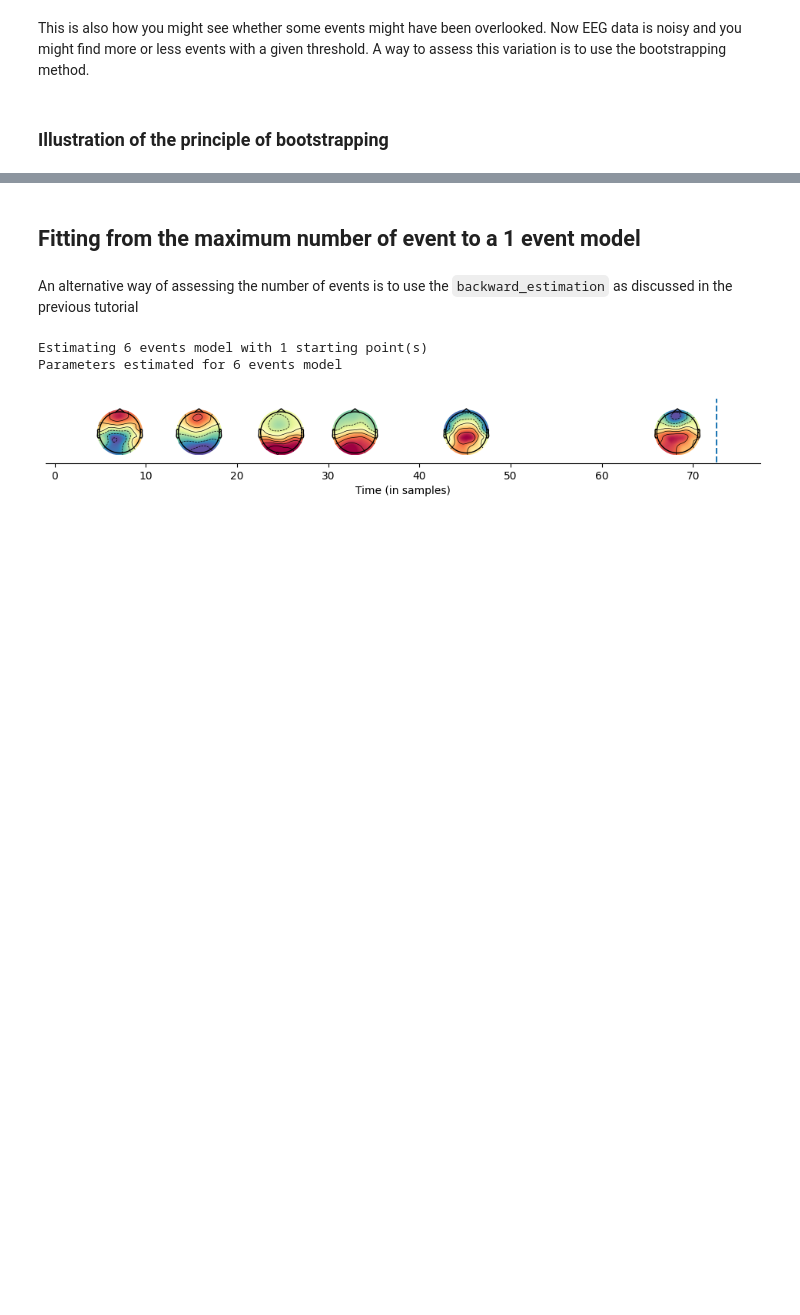
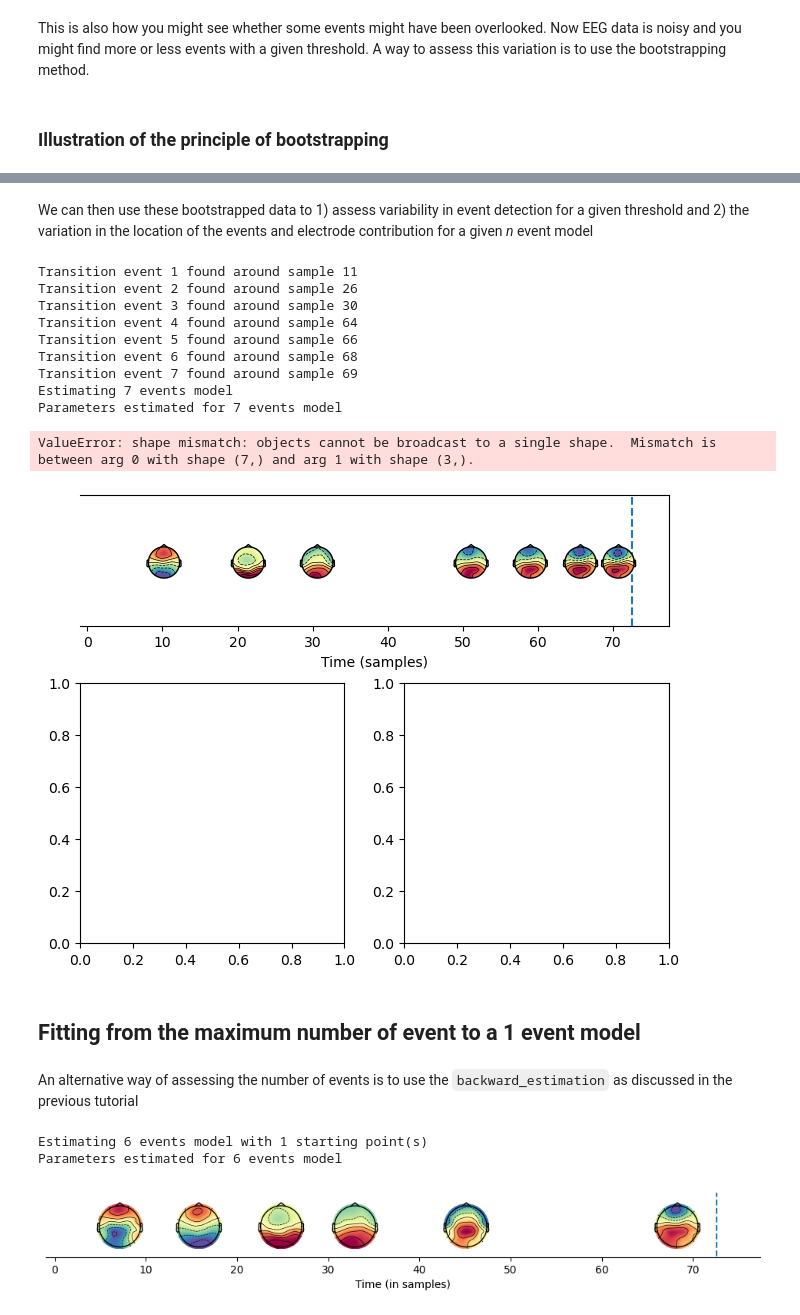
Before and after one commit to GWeindel/hmp, a Jupyter notebook: tutorials/3-Testing_the_number_of_bumps.ipynb, the cells around one changed output, grey strips where cells are left out. Cells and saved outputs as stored; diff of their text form; code cells hidden in the pictures; blank space fills up the shorter version.

```diff
--- a/tutorials/3-Testing_the_number_of_bumps.ipynb
+++ b/tutorials/3-Testing_the_number_of_bumps.ipynb
@@ -189,3 +184,21 @@ We can then use these bootstrapped data to 1) assess variability in event detect
+# %% [markdown]
+We can then use these bootstrapped data to 1) assess variability in event detection for a given threshold and 2) the variation in the location of the events and electrode contribution for a given _n_ event model
+# %%
+max_fit = init.fit(threshold=0)
+hmp.visu.plot_bootstrap_results(bootstrapped, info, init, model_to_compare=max_fit,
+                               epoch_data = eeg_data)
+# %% [output]
+Transition event 1 found around sample 11
+Transition event 2 found around sample 26
+Transition event 3 found around sample 30
+Transition event 4 found around sample 64
+Transition event 5 found around sample 66
+Transition event 6 found around sample 68
+Transition event 7 found around sample 69
+Estimating 7 events model
+Parameters estimated for 7 events model
+ValueError: shape mismatch: objects cannot be broadcast to a single shape.  Mismatch is between arg 0 with shape (7,) and arg 1 with shape (3,).
+[figure, added]
 # %% [markdown]
 ## Fitting from the maximum number of event to a 1 event model
 # %% [markdown]
```
Also changed, not shown: parts of 27 cells of this notebook, 11 other files.
